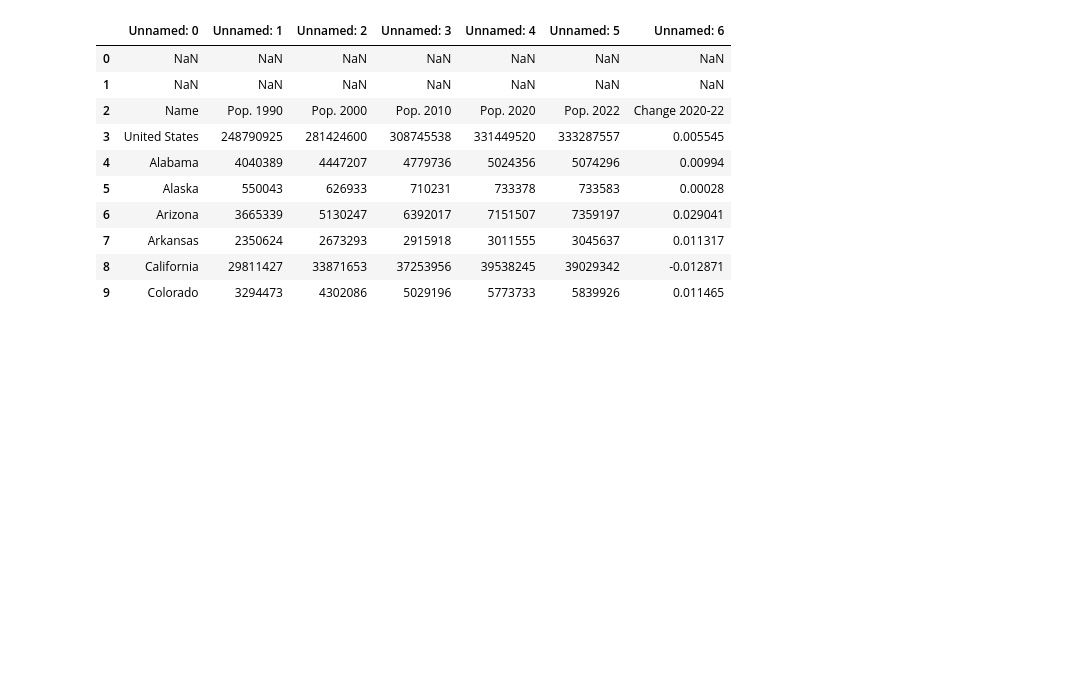
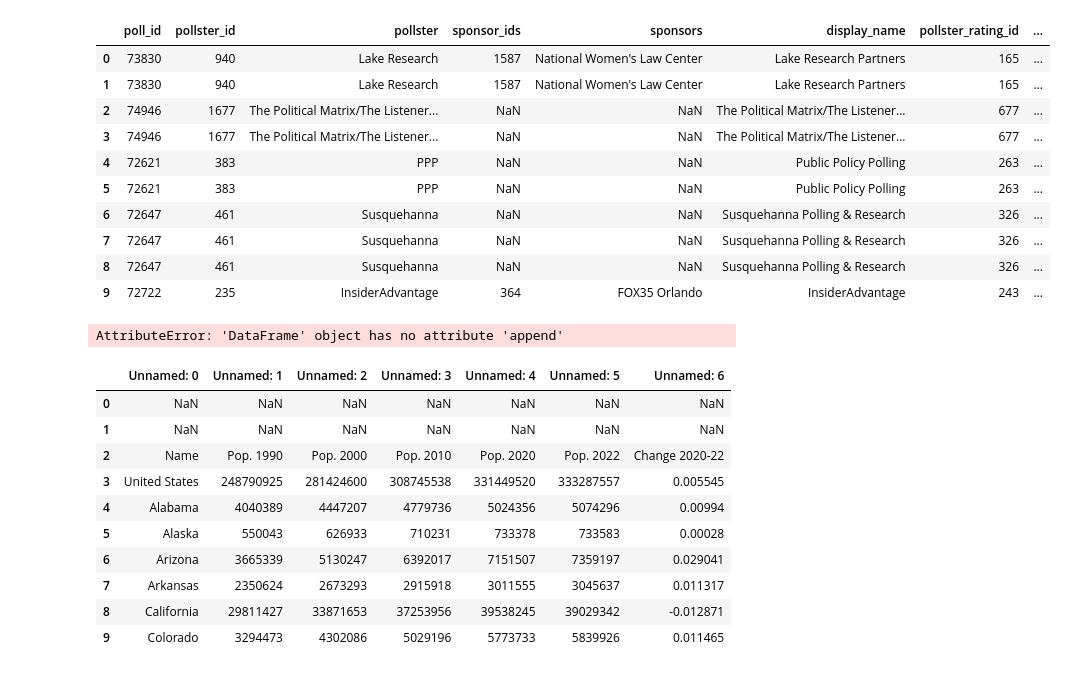
Before and after one commit to sadasivamnatanakumar/ds5230, a Jupyter notebook: Polls.ipynb, the cells around one changed output. Drawn from its saved outputs; the diff is of its cells as text; code cells hidden in the pictures; blank space fills up the shorter version.

Commit message:
Presidential Polls EDA committed

```diff
--- a/Polls.ipynb
+++ b/Polls.ipynb
@@ -21,3 +22,23 @@ df_polls.head(10)
+# %%
+df_polls_hist = pd.read_csv("data/president_polls_historical.csv")
+df_polls_hist.head(10)
+# %% [output]
+|  | poll_id | pollster_id | pollster | sponsor_ids | sponsors | display_name | pollster_rating_id | ... |
+| 0 | 73830 | 940 | Lake Research | 1587 | National Women's Law Center | Lake Research Partners | 165 | ... |
+| 1 | 73830 | 940 | Lake Research | 1587 | National Women's Law Center | Lake Research Partners | 165 | ... |
+| 2 | 74946 | 1677 | The Political Matrix/The Listener... | NaN | NaN | The Political Matrix/The Listener... | 677 | ... |
+| 3 | 74946 | 1677 | The Political Matrix/The Listener... | NaN | NaN | The Political Matrix/The Listener... | 677 | ... |
+| 4 | 72621 | 383 | PPP | NaN | NaN | Public Policy Polling | 263 | ... |
+| 5 | 72621 | 383 | PPP | NaN | NaN | Public Policy Polling | 263 | ... |
+| 6 | 72647 | 461 | Susquehanna | NaN | NaN | Susquehanna Polling & Research | 326 | ... |
+| 7 | 72647 | 461 | Susquehanna | NaN | NaN | Susquehanna Polling & Research | 326 | ... |
+| 8 | 72647 | 461 | Susquehanna | NaN | NaN | Susquehanna Polling & Research | 326 | ... |
+| 9 | 72722 | 235 | InsiderAdvantage | 364 | FOX35 Orlando | InsiderAdvantage | 243 | ... |
+# %%
+df_polls_merged = pd.concat([df_polls, df_polls_hist], axis = 1, ignore_index = True)
+df_polls_merged
+# %% [output]
+AttributeError: 'DataFrame' object has no attribute 'append'
 # %%
 df_pop = pd.read_excel("data/PopulationReport.xlsx")
 df_pop.head(10)
```
Also changed, not shown: parts of 2 cells of this notebook, 1 other file.
